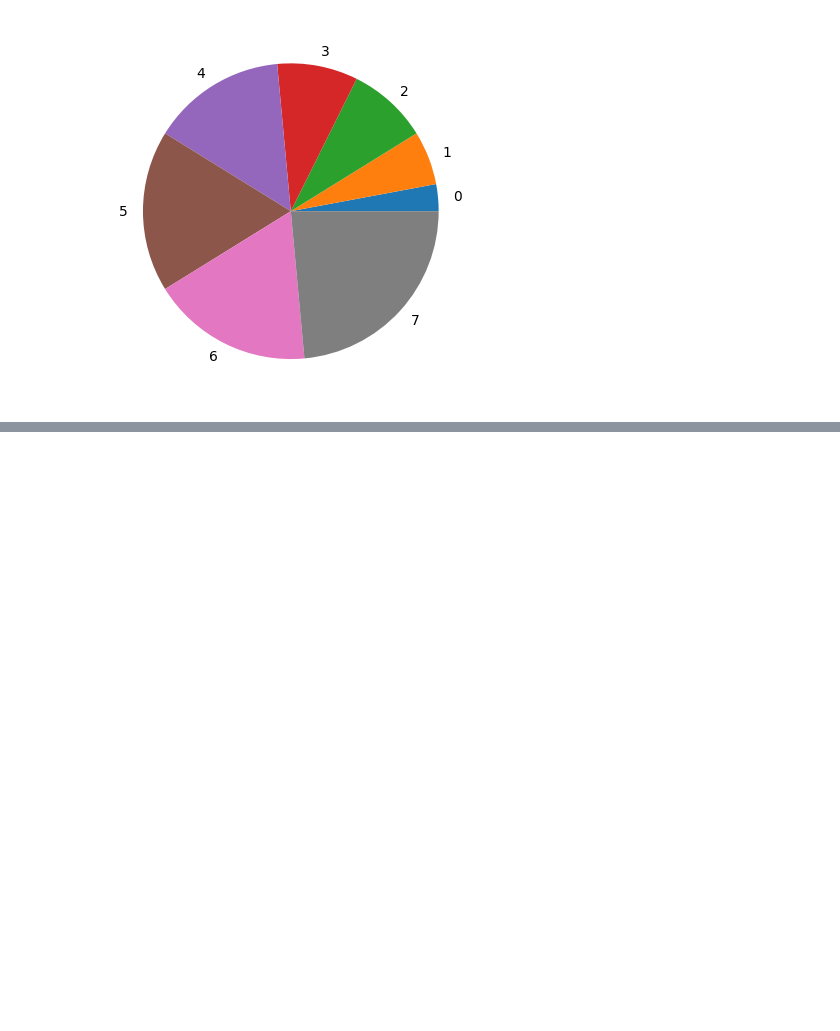
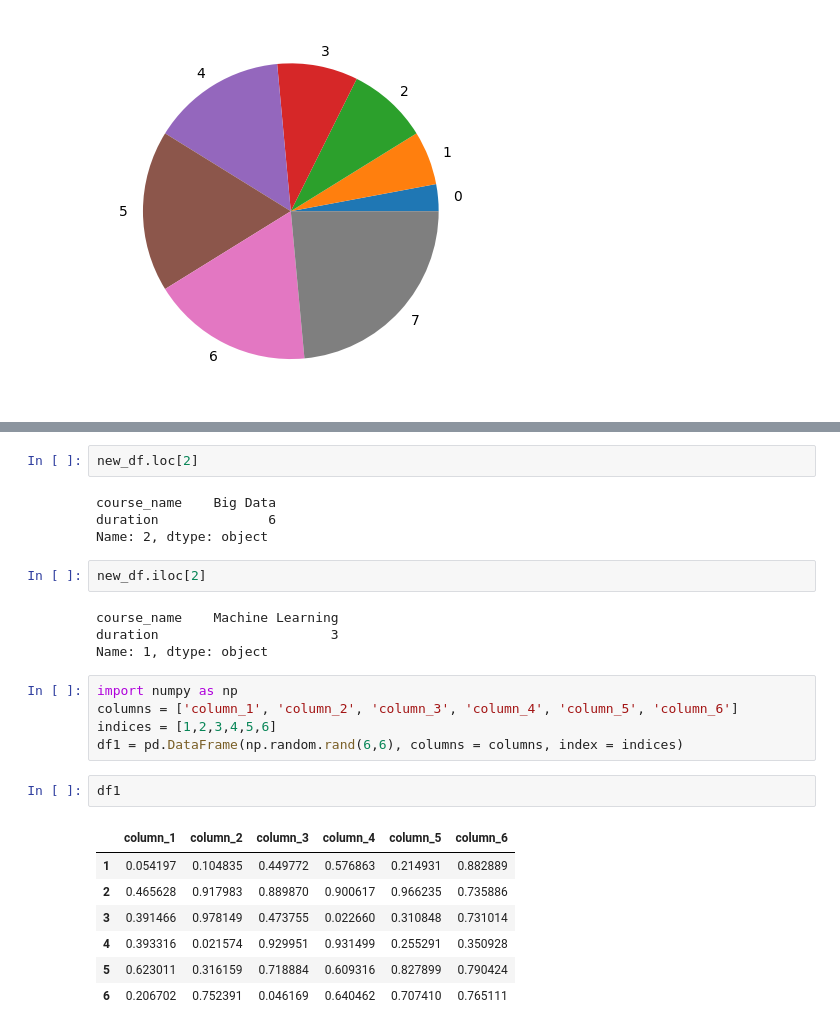
Before and after one commit to vcdhruv/Data-Science-, a Jupyter notebook: Pandas/advance_pandas_3.ipynb, the cells around one changed output, grey strips where cells are left out. Cells and saved outputs as stored; diff of their text form; blank space fills up the shorter version.

Commit message:
reindex , window , date , timedelta , categorical , data visualisation and some questions

```diff
--- a/Pandas/advance_pandas_3.ipynb
+++ b/Pandas/advance_pandas_3.ipynb
@@ -472,0 +504,27 @@ d.plot.pie()
+# %%
+new_df.loc[2]
+# %% [output]
+course_name    Big Data
+duration              6
+Name: 2, dtype: object
+# %%
+new_df.iloc[2]
+# %% [output]
+course_name    Machine Learning
+duration                      3
+Name: 1, dtype: object
+# %%
+import numpy as np
+columns = ['column_1', 'column_2', 'column_3', 'column_4', 'column_5', 'column_6']
+indices = [1,2,3,4,5,6]
+df1 = pd.DataFrame(np.random.rand(6,6), columns = columns, index = indices)
+# %%
+df1
+# %% [output]
+|  | column_1 | column_2 | column_3 | column_4 | column_5 | column_6 |
+| 1 | 0.054197 | 0.104835 | 0.449772 | 0.576863 | 0.214931 | 0.882889 |
+| 2 | 0.465628 | 0.917983 | 0.889870 | 0.900617 | 0.966235 | 0.735886 |
+| 3 | 0.391466 | 0.978149 | 0.473755 | 0.022660 | 0.310848 | 0.731014 |
+| 4 | 0.393316 | 0.021574 | 0.929951 | 0.931499 | 0.255291 | 0.350928 |
+| 5 | 0.623011 | 0.316159 | 0.718884 | 0.609316 | 0.827899 | 0.790424 |
+| 6 | 0.206702 | 0.752391 | 0.046169 | 0.640462 | 0.707410 | 0.765111 |
```
Also changed, not shown: parts of 8 cells of this notebook, 1 other file.
